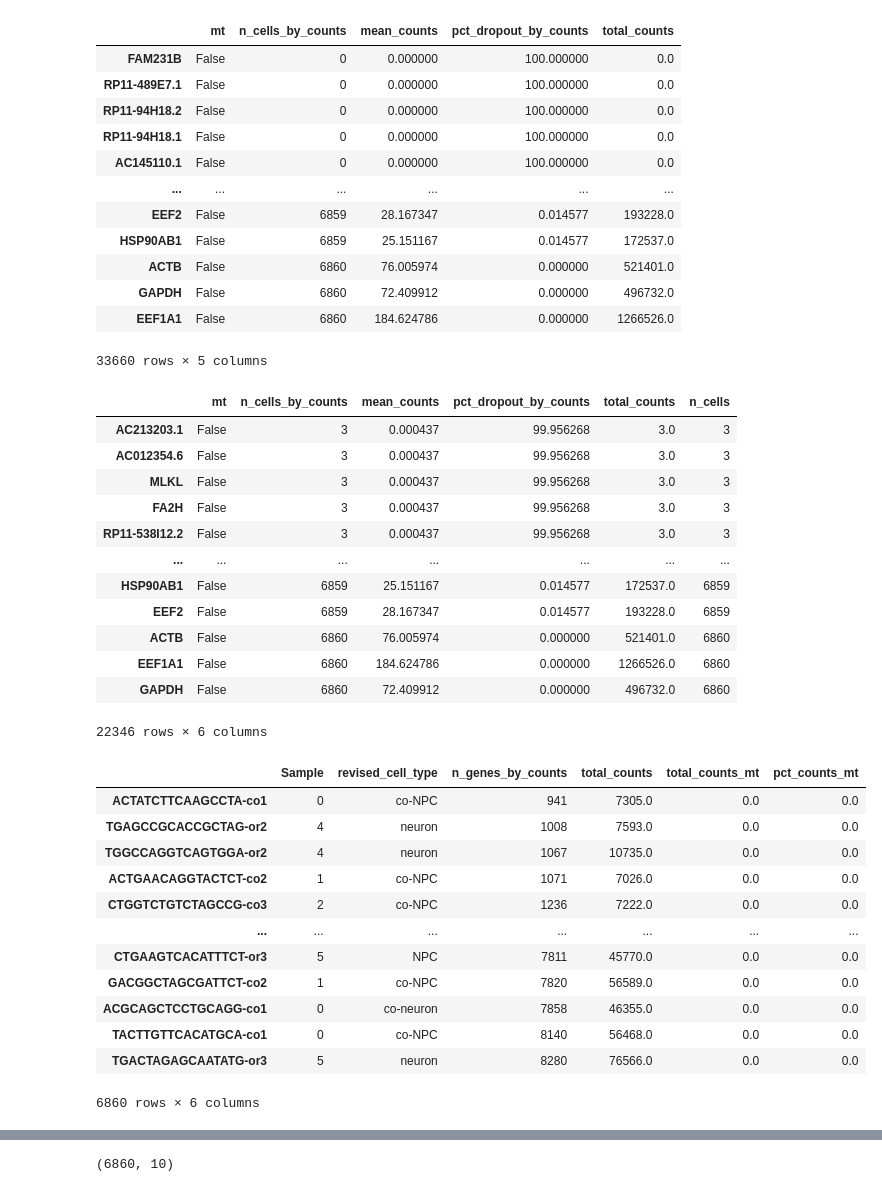
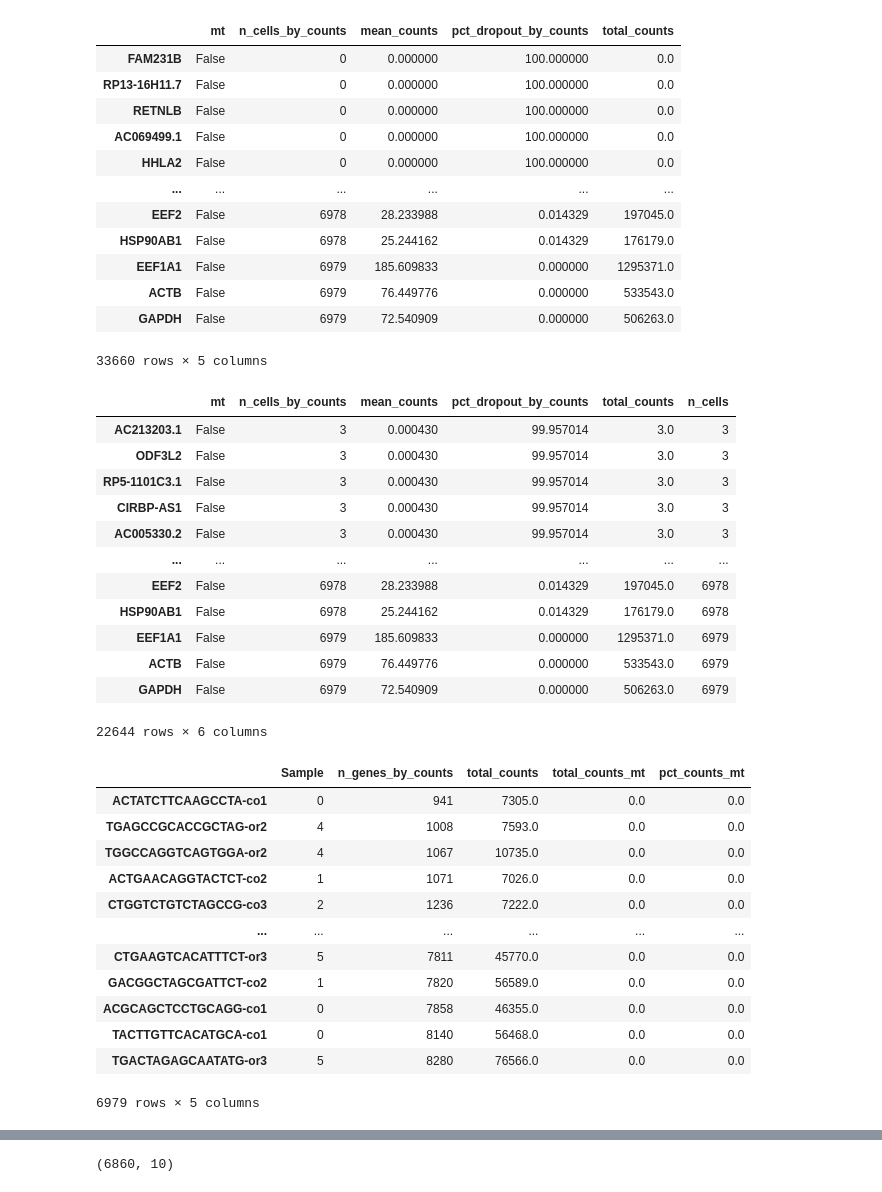
Before and after one commit to rpisalive/GSE242894_study, a Jupyter notebook: clustering.ipynb, the cells around one changed output, grey strips where cells are left out. Saved outputs shown, nothing was run; the diff lists cells and outputs as text; code cells hidden in the pictures.

```diff
--- a/clustering.ipynb
+++ b/clustering.ipynb
@@ -30,8 +62,8 @@ adata.obs.index = rename
 adata = adata[~adata.obs['Sample'].isin(['6','7'])]
 # %%
 #Add meta_data to adata object
-meta = pd.read_csv(raw_data_path+"meta_without_iMac.csv", index_col=0)
-adata.obs['revised_cell_type'] = meta.revised_cell_type
+#meta = pd.read_csv(raw_data_path+"meta_without_iMac.csv", index_col=0)
+#adata.obs['revised_cell_type'] = meta.revised_cell_type
 # %%
 adata.obs
 # %% [output]
@@ -76,20 +90,20 @@ subset.obs
 # %%
-subset.var['mt'] = subset.var_names.str.startswith('mt-')
-sc.pp.calculate_qc_metrics(subset,qc_vars = ['mt'], percent_top = None, log1p = False, inplace = True)
+adata.var['mt'] = adata.var_names.str.startswith('mt-')
+sc.pp.calculate_qc_metrics(adata,qc_vars = ['mt'], percent_top = None, log1p = False, inplace = True)
 # %%
-subset.var.sort_values('n_cells_by_counts')
+adata.var.sort_values('n_cells_by_counts')
 # %% [output]
 |  | mt | n_cells_by_counts | mean_counts | pct_dropout_by_counts | total_counts |
 | FAM231B | False | 0 | 0.000000 | 100.000000 | 0.0 |
-| RP11-489E7.1 | False | 0 | 0.000000 | 100.000000 | 0.0 |
-| RP11-94H18.2 | False | 0 | 0.000000 | 100.000000 | 0.0 |
-| RP11-94H18.1 | False | 0 | 0.000000 | 100.000000 | 0.0 |
-| AC145110.1 | False | 0 | 0.000000 | 100.000000 | 0.0 |
+| RP13-16H11.7 | False | 0 | 0.000000 | 100.000000 | 0.0 |
+| RETNLB | False | 0 | 0.000000 | 100.000000 | 0.0 |
+| AC069499.1 | False | 0 | 0.000000 | 100.000000 | 0.0 |
+| HHLA2 | False | 0 | 0.000000 | 100.000000 | 0.0 |
 | ... | ... | ... | ... | ... | ... |
-| EEF2 | False | 6859 | 28.167347 | 0.014577 | 193228.0 |
-| HSP90AB1 | False | 6859 | 25.151167 | 0.014577 | 172537.0 |
-| ACTB | False | 6860 | 76.005974 | 0.000000 | 521401.0 |
-| GAPDH | False | 6860 | 72.409912 | 0.000000 | 496732.0 |
-| EEF1A1 | False | 6860 | 184.624786 | 0.000000 | 1266526.0 |
+| EEF2 | False | 6978 | 28.233988 | 0.014329 | 197045.0 |
+| HSP90AB1 | False | 6978 | 25.244162 | 0.014329 | 176179.0 |
+| EEF1A1 | False | 6979 | 185.609833 | 0.000000 | 1295371.0 |
+| ACTB | False | 6979 | 76.449776 | 0.000000 | 533543.0 |
+| GAPDH | False | 6979 | 72.540909 | 0.000000 | 506263.0 |
 33660 rows × 5 columns
 # %%
@@ -97,33 +111,33 @@ sc.pp.filter_genes(subset, min_cells=3)
 # %%
-subset.var.sort_values('n_cells_by_counts')
+adata.var.sort_values('n_cells_by_counts')
 # %% [output]
 |  | mt | n_cells_by_counts | mean_counts | pct_dropout_by_counts | total_counts | n_cells |
-| AC213203.1 | False | 3 | 0.000437 | 99.956268 | 3.0 | 3 |
-| AC012354.6 | False | 3 | 0.000437 | 99.956268 | 3.0 | 3 |
-| MLKL | False | 3 | 0.000437 | 99.956268 | 3.0 | 3 |
-| FA2H | False | 3 | 0.000437 | 99.956268 | 3.0 | 3 |
-| RP11-538I12.2 | False | 3 | 0.000437 | 99.956268 | 3.0 | 3 |
+| AC213203.1 | False | 3 | 0.000430 | 99.957014 | 3.0 | 3 |
+| ODF3L2 | False | 3 | 0.000430 | 99.957014 | 3.0 | 3 |
+| RP5-1101C3.1 | False | 3 | 0.000430 | 99.957014 | 3.0 | 3 |
+| CIRBP-AS1 | False | 3 | 0.000430 | 99.957014 | 3.0 | 3 |
+| AC005330.2 | False | 3 | 0.000430 | 99.957014 | 3.0 | 3 |
 | ... | ... | ... | ... | ... | ... | ... |
-| HSP90AB1 | False | 6859 | 25.151167 | 0.014577 | 172537.0 | 6859 |
-| EEF2 | False | 6859 | 28.167347 | 0.014577 | 193228.0 | 6859 |
-| ACTB | False | 6860 | 76.005974 | 0.000000 | 521401.0 | 6860 |
-| EEF1A1 | False | 6860 | 184.624786 | 0.000000 | 1266526.0 | 6860 |
-| GAPDH | False | 6860 | 72.409912 | 0.000000 | 496732.0 | 6860 |
+| EEF2 | False | 6978 | 28.233988 | 0.014329 | 197045.0 | 6978 |
+| HSP90AB1 | False | 6978 | 25.244162 | 0.014329 | 176179.0 | 6978 |
+| EEF1A1 | False | 6979 | 185.609833 | 0.000000 | 1295371.0 | 6979 |
+| ACTB | False | 6979 | 76.449776 | 0.000000 | 533543.0 | 6979 |
+| GAPDH | False | 6979 | 72.540909 | 0.000000 | 506263.0 | 6979 |
-22346 rows × 6 columns
+22644 rows × 6 columns
 # %%
-subset.obs.sort_values('n_genes_by_counts')
+adata.obs.sort_values('n_genes_by_counts')
 # %% [output]
-|  | Sample | revised_cell_type | n_genes_by_counts | total_counts | total_counts_mt | pct_counts_mt |
-| ACTATCTTCAAGCCTA-co1 | 0 | co-NPC | 941 | 7305.0 | 0.0 | 0.0 |
-| TGAGCCGCACCGCTAG-or2 | 4 | neuron | 1008 | 7593.0 | 0.0 | 0.0 |
-| TGGCCAGGTCAGTGGA-or2 | 4 | neuron | 1067 | 10735.0 | 0.0 | 0.0 |
-| ACTGAACAGGTACTCT-co2 | 1 | co-NPC | 1071 | 7026.0 | 0.0 | 0.0 |
-| CTGGTCTGTCTAGCCG-co3 | 2 | co-NPC | 1236 | 7222.0 | 0.0 | 0.0 |
-| ... | ... | ... | ... | ... | ... | ... |
-| CTGAAGTCACATTTCT-or3 | 5 | NPC | 7811 | 45770.0 | 0.0 | 0.0 |
-| GACGGCTAGCGATTCT-co2 | 1 | co-NPC | 7820 | 56589.0 | 0.0 | 0.0 |
-| ACGCAGCTCCTGCAGG-co1 | 0 | co-neuron | 7858 | 46355.0 | 0.0 | 0.0 |
-| TACTTGTTCACATGCA-co1 | 0 | co-NPC | 8140 | 56468.0 | 0.0 | 0.0 |
-| TGACTAGAGCAATATG-or3 | 5 | neuron | 8280 | 76566.0 | 0.0 | 0.0 |
+|  | Sample | n_genes_by_counts | total_counts | total_counts_mt | pct_counts_mt |
+| ACTATCTTCAAGCCTA-co1 | 0 | 941 | 7305.0 | 0.0 | 0.0 |
+| TGAGCCGCACCGCTAG-or2 | 4 | 1008 | 7593.0 | 0.0 | 0.0 |
+| TGGCCAGGTCAGTGGA-or2 | 4 | 1067 | 10735.0 | 0.0 | 0.0 |
+| ACTGAACAGGTACTCT-co2 | 1 | 1071 | 7026.0 | 0.0 | 0.0 |
+| CTGGTCTGTCTAGCCG-co3 | 2 | 1236 | 7222.0 | 0.0 | 0.0 |
+| ... | ... | ... | ... | ... | ... |
+| CTGAAGTCACATTTCT-or3 | 5 | 7811 | 45770.0 | 0.0 | 0.0 |
+| GACGGCTAGCGATTCT-co2 | 1 | 7820 | 56589.0 | 0.0 | 0.0 |
+| ACGCAGCTCCTGCAGG-co1 | 0 | 7858 | 46355.0 | 0.0 | 0.0 |
+| TACTTGTTCACATGCA-co1 | 0 | 8140 | 56468.0 | 0.0 | 0.0 |
+| TGACTAGAGCAATATG-or3 | 5 | 8280 | 76566.0 | 0.0 | 0.0 |
-6860 rows × 6 columns
+6979 rows × 5 columns
 # %%
```
Also changed, not shown: parts of 18 cells of this notebook, 1 other file.
